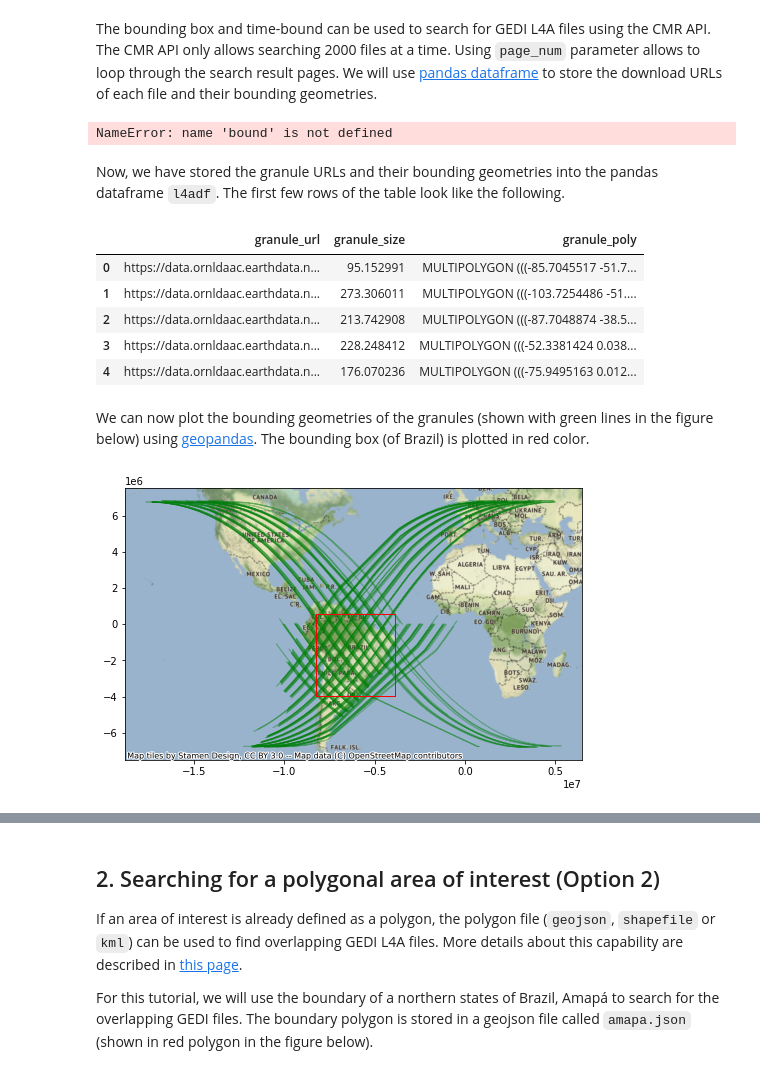
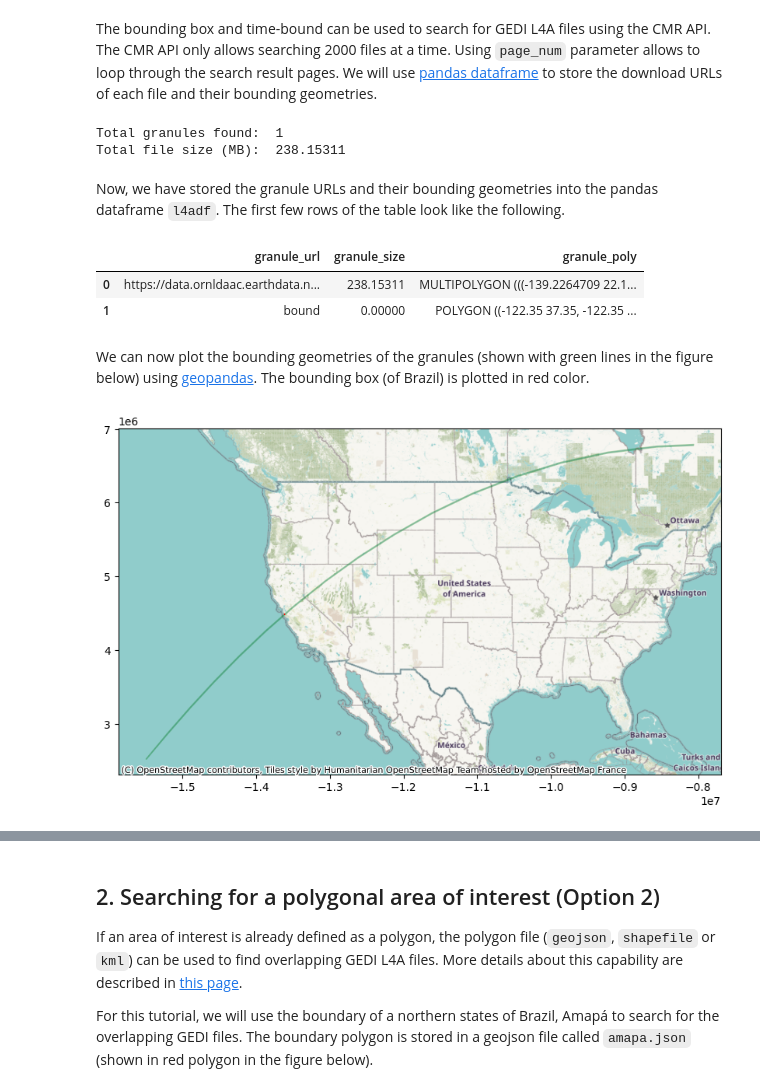
Before and after one commit to xyaoaf/gedi_tutorials, a Jupyter notebook: 1_gedi_l4a_search_download.ipynb, the cells around one changed output, grey strips where cells are left out. Cells and saved outputs as stored; diff of their text form; code cells hidden in the pictures.

```diff
--- a/1_gedi_l4a_search_download.ipynb
+++ b/1_gedi_l4a_search_download.ipynb
@@ -99,7 +51,7 @@ Compared to the original bounding box, Xihan Yao changed the bounding box to be
 boundBrazil = (-73.9872354804, -33.7683777809, -34.7299934555, 5.24448639569)
 
 #Redwood bounding box
-boundRedwood = (37.1, -122.5, 37.4, -122.1)
+boundRedwood = ( -122.40, 37.35, -122.35, 37.40)
 
 # time bound
 start_date = dt.datetime(2021, 7, 1) # specify your own start date
@@ -112,7 +64,7 @@ dt_format = '%Y-%m-%dT%H:%M:%SZ'
 temporal_str = start_date.strftime(dt_format) + ',' + end_date.strftime(dt_format)
 
 # CMR formatted bounding box
-bound_str = ','.join(map(str, bound))
+bound_str = ','.join(map(str, boundRedwood))
 
 page_num = 1
 page_size = 2000 # CMR page size limit
@@ -167,7 +119,7 @@ while True:
 
 # adding bound as the last row into the dataframe
 # we will use this later in the plot
-b = list(bound)
+b = list(boundRedwood)
 granule_arr.append(['bound', 0, box(b[0], b[1], b[2], b[3])])
 
 # creating a pandas dataframe
@@ -179,32 +131,30 @@ l4adf = l4adf[l4adf['granule_poly'] != '']
 print ("Total granules found: ", len(l4adf.index)-1)
 print ("Total file size (MB): ", l4adf['granule_size'].sum())
 # %% [output]
-NameError: name 'bound' is not defined
+Total granules found:  1
+Total file size (MB):  238.15311
 # %% [markdown]
 Now, we have stored the granule URLs and their bounding geometries into the pandas dataframe `l4adf`. The first few rows of the table look like the following.
 # %%
 l4adf.head()
 # %% [output]
 |  | granule_url | granule_size | granule_poly |
-| 0 | https://data.ornldaac.earthdata.n... | 95.152991 | MULTIPOLYGON (((-85.7045517 -51.7... |
-| 1 | https://data.ornldaac.earthdata.n... | 273.306011 | MULTIPOLYGON (((-103.7254486 -51.... |
-| 2 | https://data.ornldaac.earthdata.n... | 213.742908 | MULTIPOLYGON (((-87.7048874 -38.5... |
-| 3 | https://data.ornldaac.earthdata.n... | 228.248412 | MULTIPOLYGON (((-52.3381424 0.038... |
-| 4 | https://data.ornldaac.earthdata.n... | 176.070236 | MULTIPOLYGON (((-75.9495163 0.012... |
+| 0 | https://data.ornldaac.earthdata.n... | 238.15311 | MULTIPOLYGON (((-139.2264709 22.1... |
+| 1 | bound | 0.00000 | POLYGON ((-122.35 37.35, -122.35 ... |
 # %% [markdown]
 We can now plot the bounding geometries of the granules (shown with green lines in the figure below) using [geopandas](https://geopandas.org/). The bounding box (of Brazil) is plotted in red color.
 # %%
 # creating a geopandas dataframe
 gdf = gpd.GeoDataFrame(l4adf, geometry=l4adf.granule_poly)
 # assiging CRS as WGS84
 gdf.crs = "EPSG:4326"
 # converting CRS to Web Mercator, the reference system of the contextily basemap
 gdf_epsg3857 = gdf.to_crs(epsg=3857)
 # plotting GEDI suborbits
-ax=gdf_epsg3857[:-1].plot(figsize=(10, 5), alpha=0.3, edgecolor='green')
+ax=gdf_epsg3857[:-1].plot(figsize=(10, 6), alpha=0.3, edgecolor='green')
 # plotting the bounding box (last row)
 gdf_epsg3857[-1:].plot(ax=ax, facecolor='none', edgecolor='red')
 # adding to contextily basemap
 ctx.add_basemap(ax)
 # %% [output]
-[figure, old version]
+[figure, new version]
```
Also changed, not shown: parts of 5 cells of this notebook.
